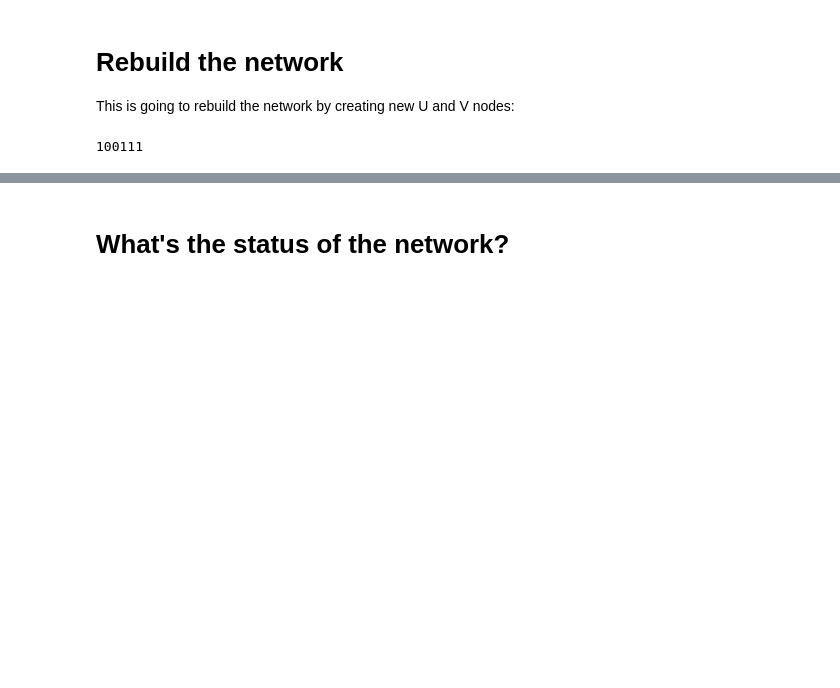
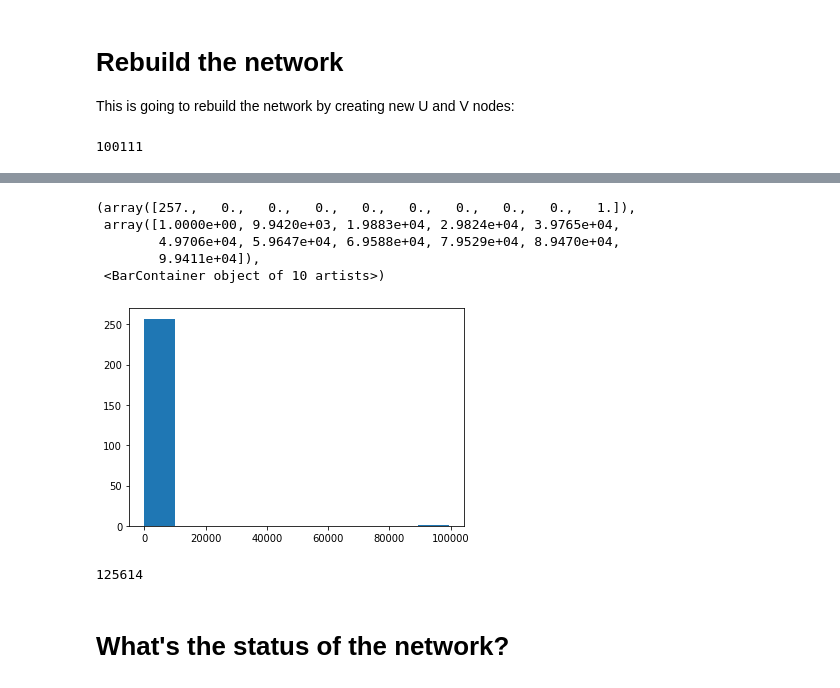
Before and after one commit to tudelft3d/carriageways-creator, a Jupyter notebook: processing.ipynb, the cells around one changed output, grey strips where cells are left out. Cells and saved outputs as stored; diff of their text form; code cells hidden in the pictures; blank space fills up the shorter version.

```diff
--- a/processing.ipynb
+++ b/processing.ipynb
@@ -2166,3 +2168,17 @@ print("Connected components after filtering: {}".format(nx.number_weakly_connect
+# %%
+import matplotlib
+matplotlib.pyplot.hist([len(c) for c in nx.weakly_connected_components(final_network)])
+# %% [output]
+(array([257.,   0.,   0.,   0.,   0.,   0.,   0.,   0.,   0.,   1.]),
+ array([1.0000e+00, 9.9420e+03, 1.9883e+04, 2.9824e+04, 3.9765e+04,
+        4.9706e+04, 5.9647e+04, 6.9588e+04, 7.9529e+04, 8.9470e+04,
+        9.9411e+04]),
+ <BarContainer object of 10 artists>)
+[figure, added]
+# %%
+len(all_cways)
+# %% [output]
+125614
 # %% [markdown]
 # What's the status of the network?
 # %%
```
Also changed, not shown: parts of 1 cell of this notebook.
